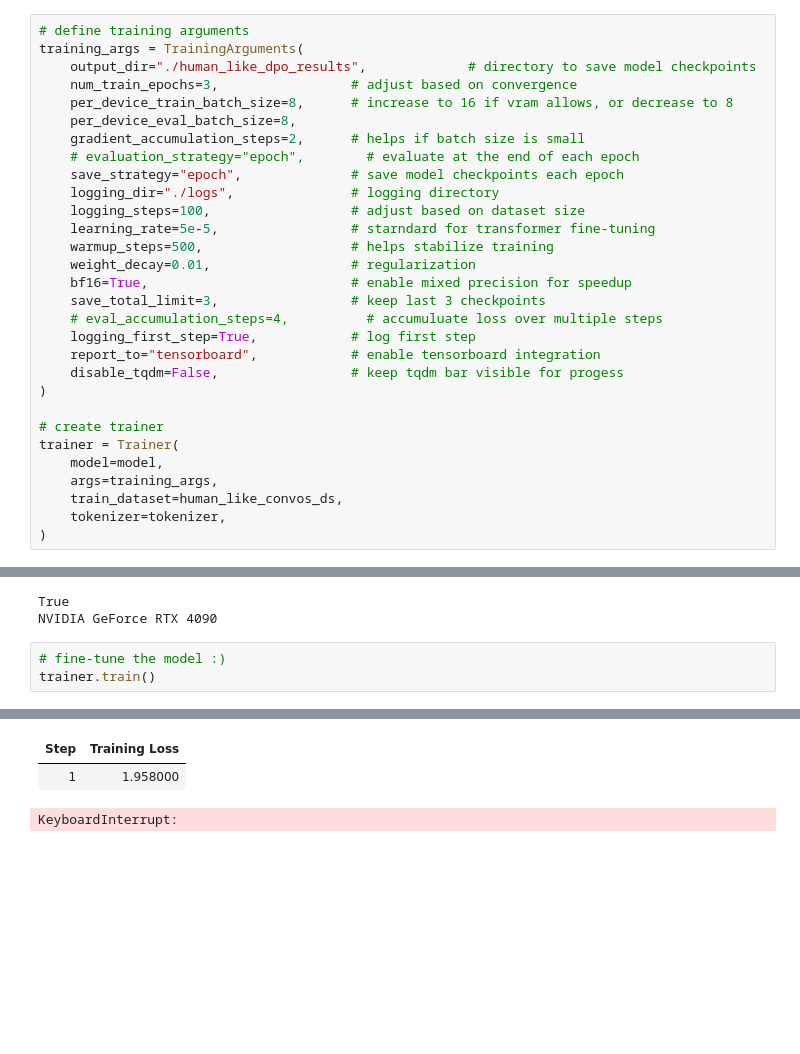
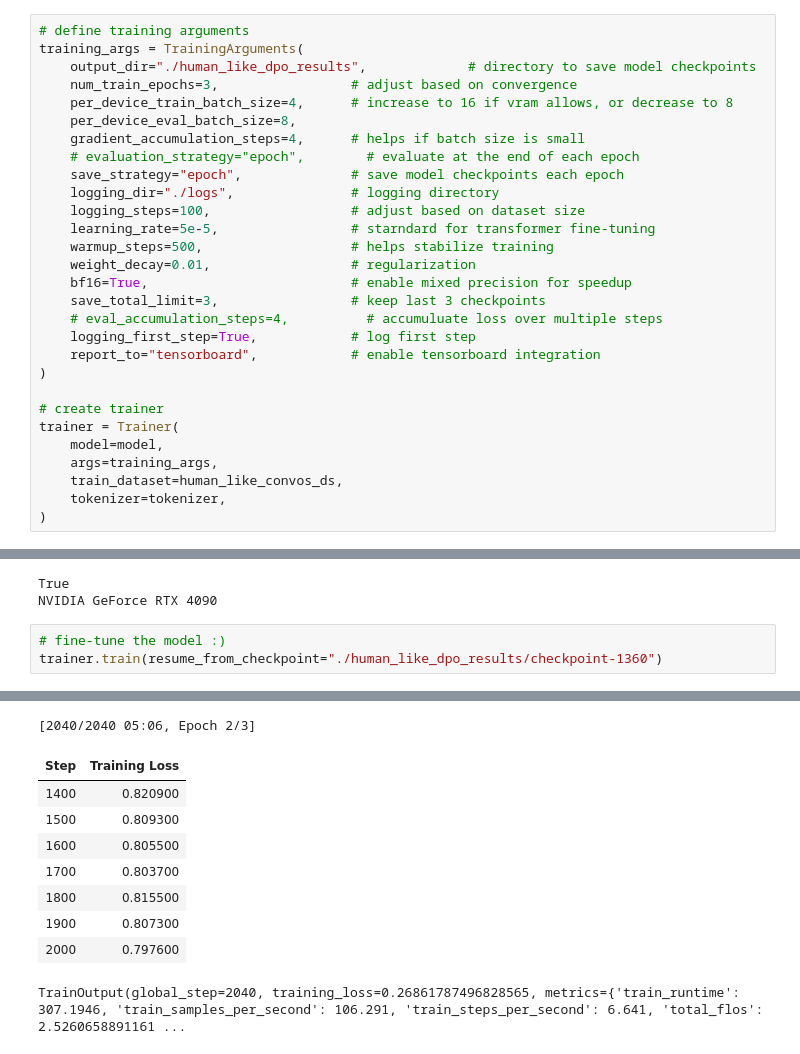
Before and after one commit to dgoglvn/project-aura, a Jupyter notebook: empathy_training.ipynb, the cells around one changed output, grey strips where cells are left out. Cells and saved outputs as stored; diff of their text form; blank space fills up the shorter version.

Commit message:
Finished training the model on the 'human-like-dpo-dataset'

```diff
--- a/empathy_training.ipynb
+++ b/empathy_training.ipynb
@@ -377,9 +368,9 @@ human_like_convos_ds = Dataset.from_dict(processed_conversation)
 training_args = TrainingArguments(
     output_dir="./human_like_dpo_results",             # directory to save model checkpoints
     num_train_epochs=3,                 # adjust based on convergence
-    per_device_train_batch_size=8,      # increase to 16 if vram allows, or decrease to 8
+    per_device_train_batch_size=4,      # increase to 16 if vram allows, or decrease to 8
     per_device_eval_batch_size=8,
-    gradient_accumulation_steps=2,      # helps if batch size is small
+    gradient_accumulation_steps=4,      # helps if batch size is small
     # evaluation_strategy="epoch",        # evaluate at the end of each epoch
     save_strategy="epoch",              # save model checkpoints each epoch
     logging_dir="./logs",               # logging directory
@@ -392,7 +383,6 @@ training_args = TrainingArguments(
     # eval_accumulation_steps=4,          # accumuluate loss over multiple steps
     logging_first_step=True,            # log first step
     report_to="tensorboard",            # enable tensorboard integration
-    disable_tqdm=False,                 # keep tqdm bar visible for progess
 )
 
 # create trainer
@@ -421,5 +412,5 @@ True
 NVIDIA GeForce RTX 4090
 # %%
 # fine-tune the model :)
-trainer.train()
+trainer.train(resume_from_checkpoint="./human_like_dpo_results/checkpoint-1360")
 # %% [output]
@@ -427,3 +418,10 @@ trainer.train()
+[2040/2040 05:06, Epoch 2/3]
 | Step | Training Loss |
-| 1 | 1.958000 |
+| 1400 | 0.820900 |
+| 1500 | 0.809300 |
+| 1600 | 0.805500 |
+| 1700 | 0.803700 |
+| 1800 | 0.815500 |
+| 1900 | 0.807300 |
+| 2000 | 0.797600 |
-KeyboardInterrupt:
+TrainOutput(global_step=2040, training_loss=0.26861787496828565, metrics={'train_runtime': 307.1946, 'train_samples_per_second': 106.291, 'train_steps_per_second': 6.641, 'total_flos': 2.5260658891161 ...
```
Also changed, not shown: parts of 10 cells of this notebook.
